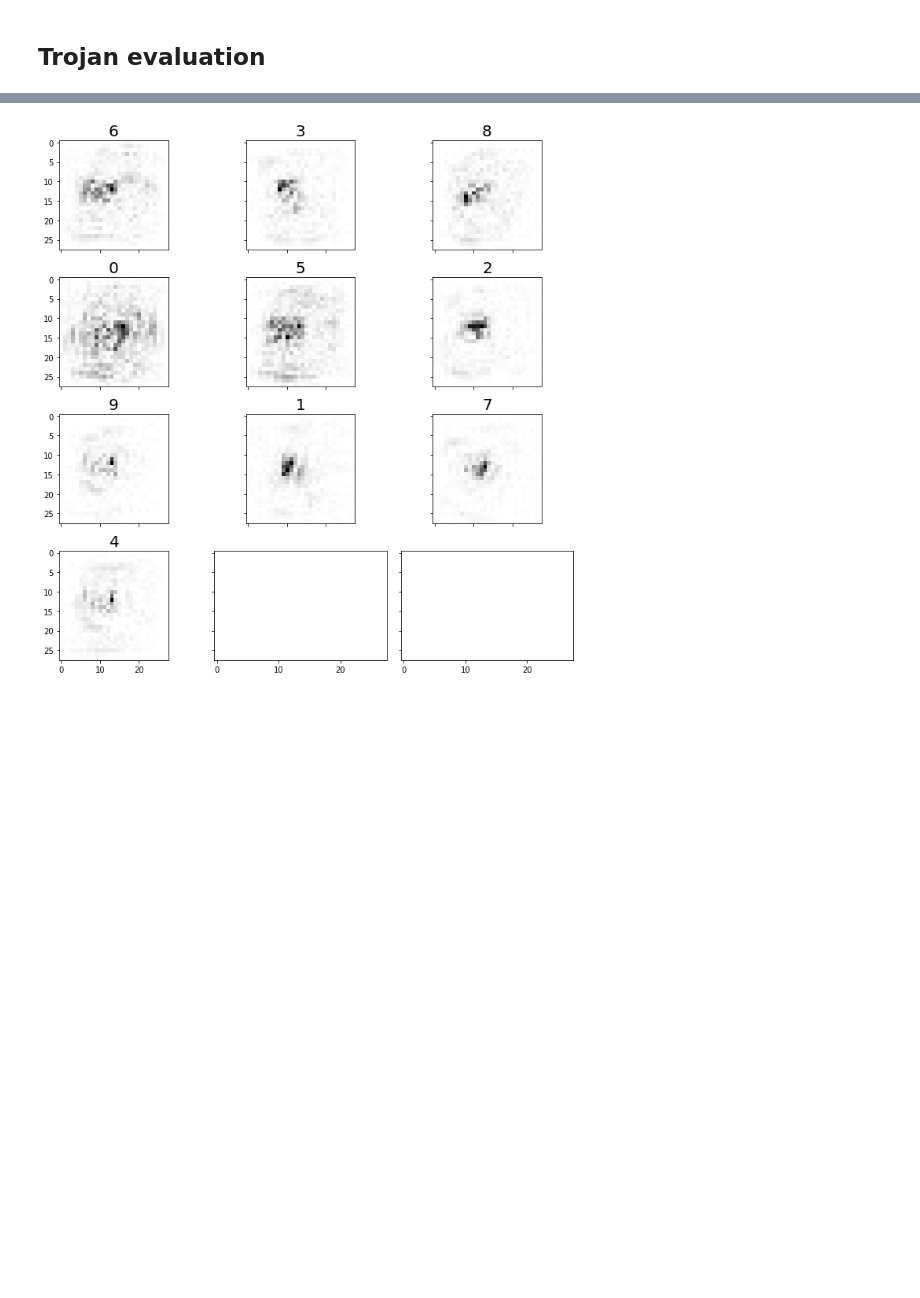
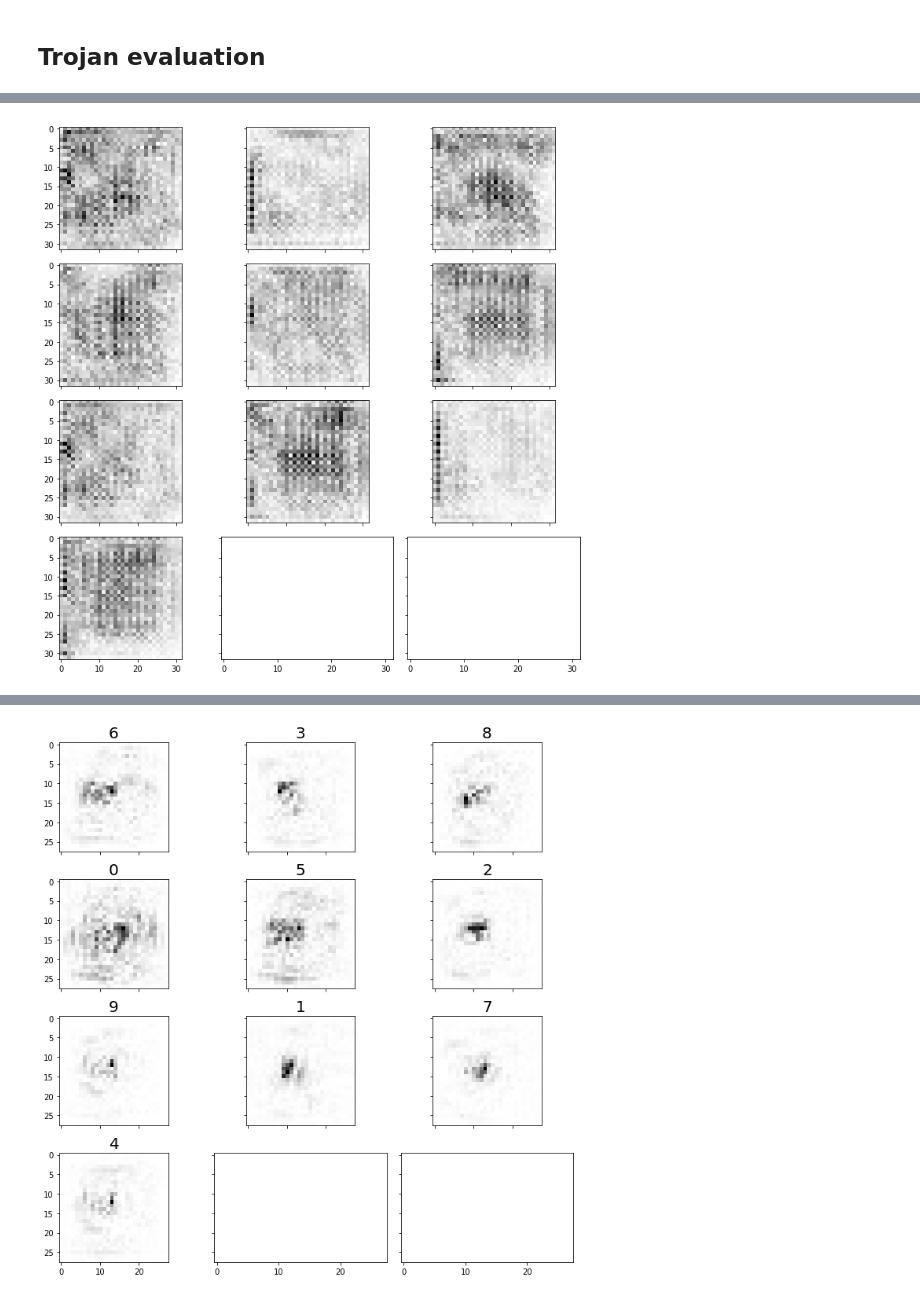
Before and after one commit to edublancas/trojan-defender, a Jupyter notebook: experiments/full-pipeline.ipynb, the cells around one changed output, grey strips where cells are left out. Cells and saved outputs as stored; diff of their text form; code cells hidden in the pictures; blank space fills up the shorter version.

```diff
--- a/experiments/full-pipeline.ipynb
+++ b/experiments/full-pipeline.ipynb
@@ -234,5 +277,3 @@ def rgb_grid(data, labels=None,
     """Plot grid of rgb images
     """
     return _grid(data, rgb_image, labels, label_getter, fraction)
-# %%
-input_image = np.ones((28, 28, 1)) * 1.0
@@ -286,0 +286,9 @@ grid(sms, labels=range(10))
+# %%
+MODEL = model
+sms_ = [saliency_map(MODEL, input_image[np.newaxis, :], klass=k, scale_and_center=True, absolute=True)
+         for k in range(10)]
+
+sms_model = [np.linalg.norm(s, ord=2, axis=2, keepdims=True) for s in sms_]
+grid(sms_model, labels=None)
+# %% [output]
+[figure, added]
```
Also changed, not shown: parts of 69 cells of this notebook.
